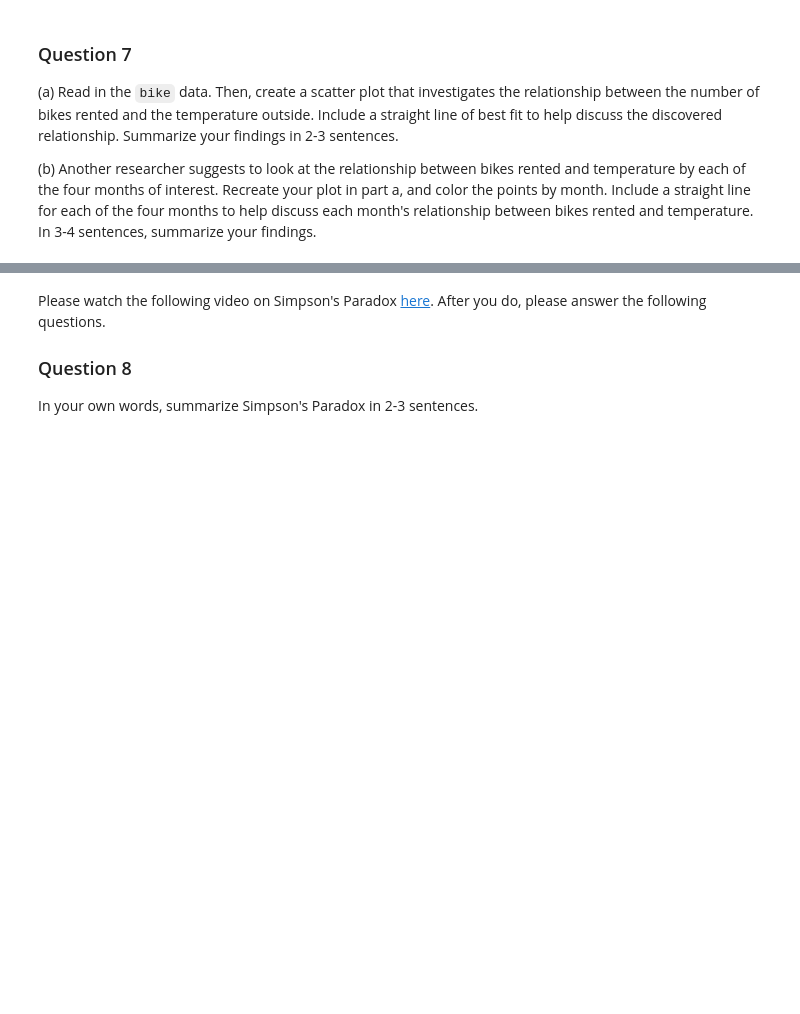
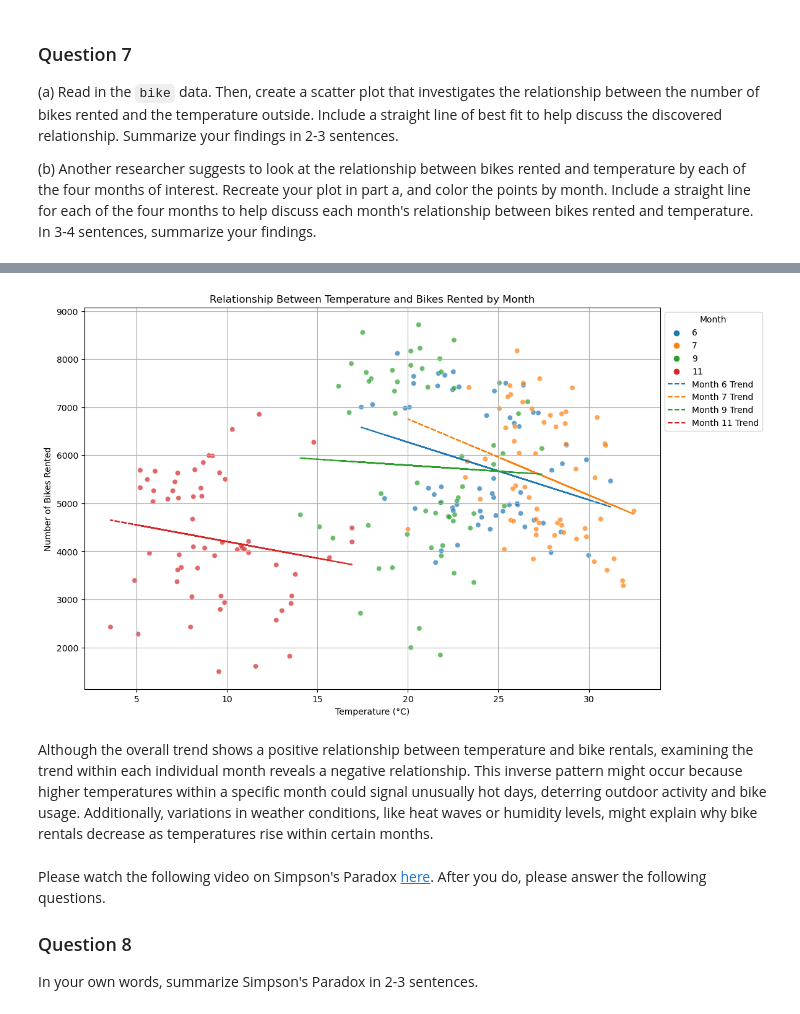
Before and after one commit to INFO-511-F24/lab-05-CodingWildcats, a Jupyter notebook: lab-5.ipynb, the cells around one changed output, grey strips where cells are left out. Saved outputs shown, nothing was run; the diff lists cells and outputs as text; code cells hidden in the pictures; blank space fills up the shorter version.

```diff
--- a/lab-5.ipynb
+++ b/lab-5.ipynb
@@ -203,3 +251,55 @@ Below is a list of variables and their definitions:
+# %%
+months = bike_data['month']
+
+unique_months = sorted(months.unique())
+
+
+
+plt.figure(figsize=(12, 8))
+
+sns.scatterplot(x='temp', y='count', hue='month', palette='tab10', data=bike_data, alpha=0.7)
+
+
+
+
+
+for month in unique_months:
+
+    month_data = bike_data[bike_data['month'] == month]
+
+    coefficients = np.polyfit(month_data['temp'], month_data['count'], 1)
+
+    polynomial = np.poly1d(coefficients)
+
+    plt.plot(
+
+        month_data['temp'],
+
+        polynomial(month_data['temp']),
+
+        label=f'Month {month} Trend',
+
+        linestyle='--'
+
+    )
+
+
+
+plt.title('Relationship Between Temperature and Bikes Rented by Month')
+
+plt.xlabel('Temperature (°C)')
+
+plt.ylabel('Number of Bikes Rented')
+
+plt.legend(title='Month', loc='upper left', bbox_to_anchor=(1, 1))
+
+plt.grid(True)
+
+plt.show()
+# %% [output]
+[figure, added]
+# %% [markdown]
+Although the overall trend shows a positive relationship between temperature and bike rentals, examining the trend within each individual month reveals a negative relationship. This inverse pattern might occur because higher temperatures within a specific month could signal unusually hot days, deterring outdoor activity and bike usage. Additionally, variations in weather conditions, like heat waves or humidity levels, might explain why bike rentals decrease as temperatures rise within certain months.
 # %% [markdown]
 Please watch the following video on Simpson's Paradox [here](https://www.youtube.com/watch?v=ebEkn-BiW5k).
 After you do, please answer the following questions.
```
Also changed, not shown: parts of 2 cells of this notebook.
